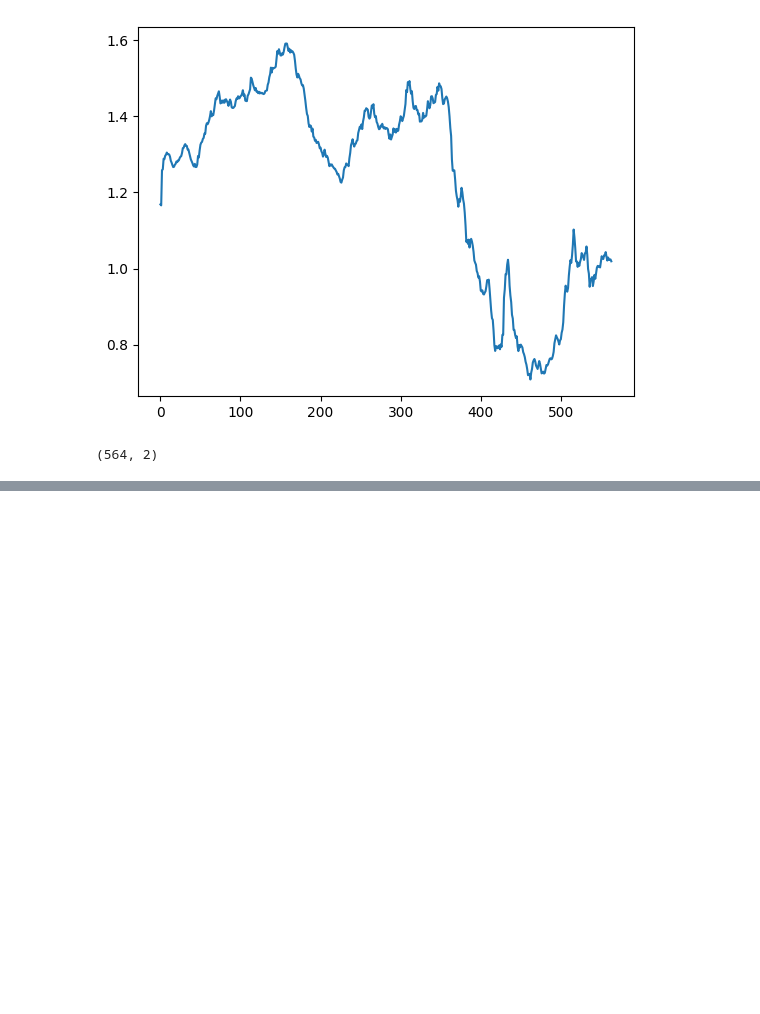
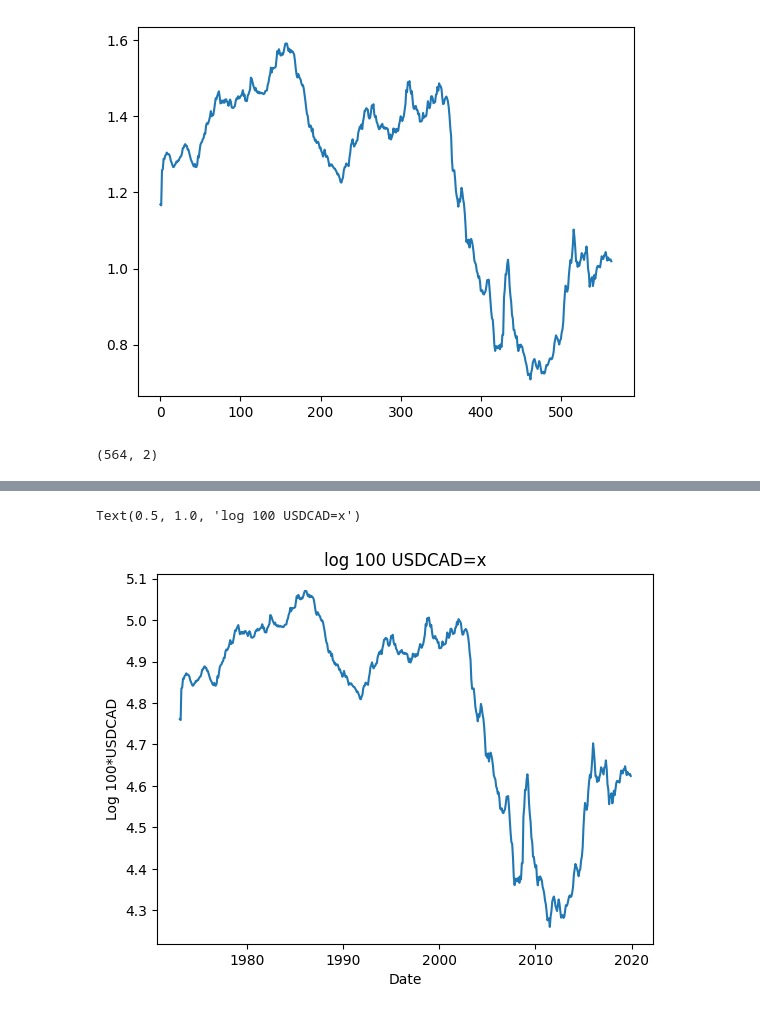
Before and after one commit to Thomas4390/econometrics_tp1, a Jupyter notebook: tp1.ipynb, the cells around one changed output, grey strips where cells are left out. Drawn from its saved outputs; the diff is of its cells as text; code cells hidden in the pictures; blank space fills up the shorter version.

```diff
--- a/tp1.ipynb
+++ b/tp1.ipynb
@@ -36,3 +39,5 @@ dtypes: float64(1), object(1)
 memory usage: 13.2+ KB
 # %%
 df["date"] = pd.to_datetime(df["date"])
+# %%
+df["log_100_USDCAD"] = np.log(100 * df["USDCAD"])
@@ -38,0 +53,8 @@ df["date"] = pd.to_datetime(df["date"])
+# %%
+plt.plot(df["date"], df["log_100_USDCAD"])
+plt.xlabel("Date")
+plt.ylabel(f"Log 100*USDCAD")
+plt.title("log 100 USDCAD=x")
+# %% [output]
+Text(0.5, 1.0, 'log 100 USDCAD=x')
+[figure, added]
```
Also changed, not shown: parts of 8 cells of this notebook.
